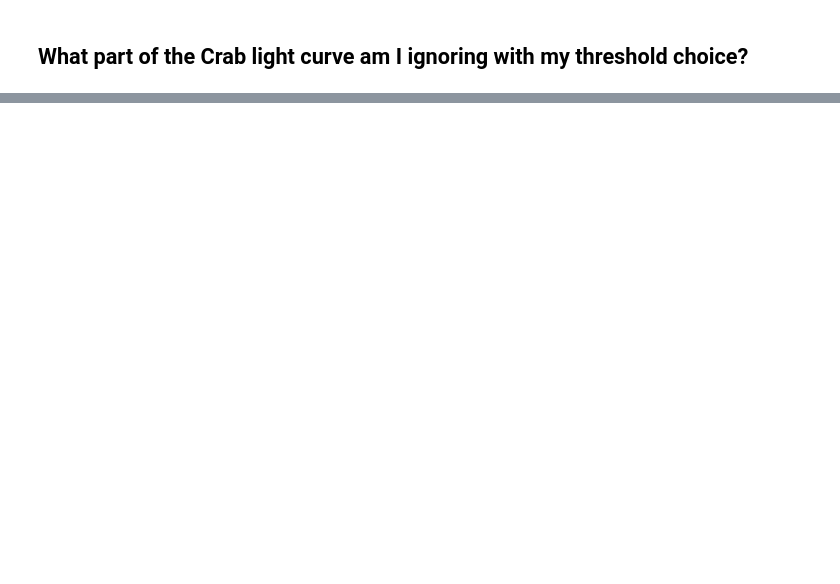
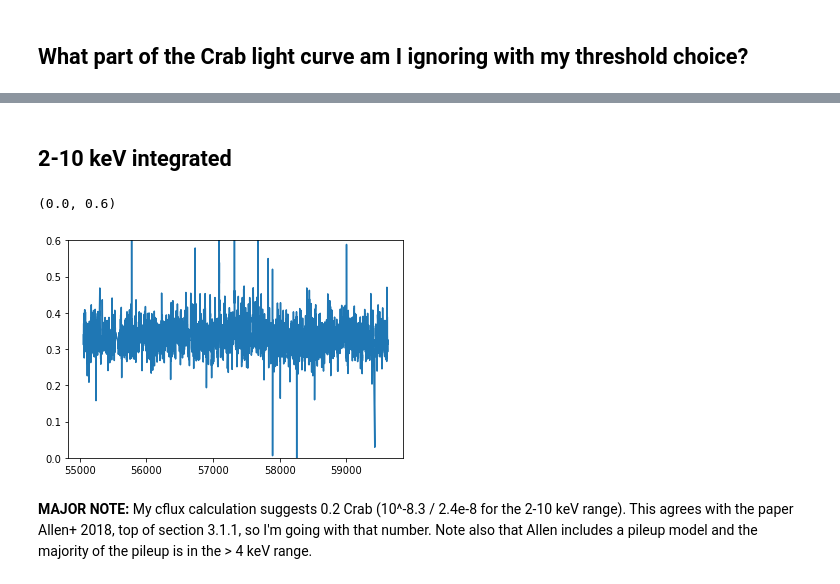
Before and after one commit to UMAstro-SPICEs/UMAstro-SPICEs.github.io, a Jupyter notebook: lightcurve_Crab_units.ipynb, the cells around one changed output, grey strips where cells are left out. Cells and saved outputs as stored; diff of their text form; code cells hidden in the pictures; blank space fills up the shorter version.

```diff
--- a/lightcurve_Crab_units.ipynb
+++ b/lightcurve_Crab_units.ipynb
@@ -35,0 +51,17 @@ plt.plot(crab_data.mjd[ibad], crab_data.soft[ibad], 'o', color='r')
+# %% [markdown]
+## 2-10 keV integrated
+# %%
+md2 = MaxiData("data/{}_lc_1day_all.dat".format(TARGET))
+crab = MaxiData("data/Crab_lc_1day_all.dat")
+
+md2_broad = md2.soft + md2.med
+crab_broad = crab.soft + crab.med
+crab_interp = np.interp(md2.mjd, crab.mjd, crab_broad)
+# %%
+plt.plot(md2.mjd, md2_broad/crab_interp)
+plt.ylim(0, 0.6)
+# %% [output]
+(0.0, 0.6)
+[figure, added]
+# %% [markdown]
+**MAJOR NOTE:** My cflux calculation suggests 0.2 Crab (10^-8.3 / 2.4e-8 for the 2-10 keV range). This agrees with the paper Allen+ 2018, top of section 3.1.1, so I'm going with that number. Note also that Allen includes a pileup model and the majority of the pileup is in the > 4 keV range.
```
Also changed, not shown: parts of 5 cells of this notebook.
